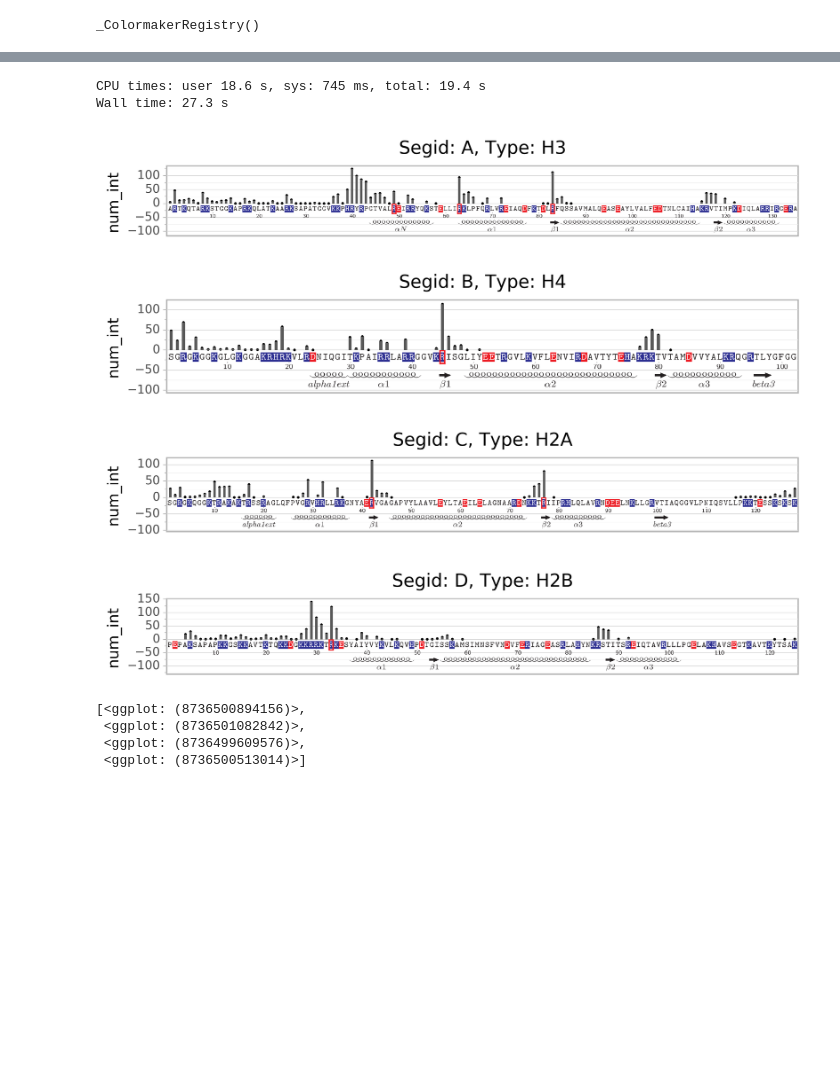
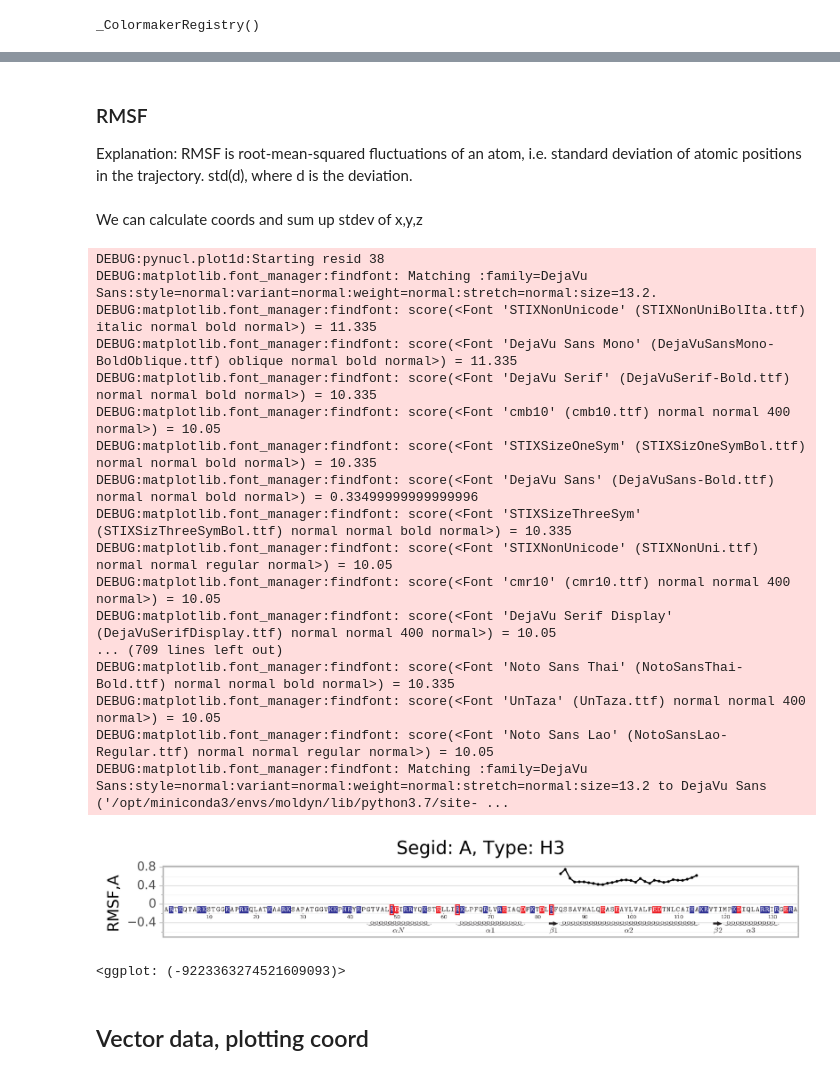
Before and after one commit to intbio/pynucl, a Jupyter notebook: examples/example_geom.ipynb, the cells around one changed output, grey strips where cells are left out. Saved outputs shown, nothing was run; the diff lists cells and outputs as text; code cells hidden in the pictures; blank space fills up the shorter version.

```diff
--- a/examples/example_geom.ipynb
+++ b/examples/example_geom.ipynb
@@ -16,2 +18,2 @@ _ColormakerRegistry()
 # %%
-p=pynucl.nucltrj(**sys['1kx5_sym_opc'],time=(0,None,1),fullseqs='1KX5')
+p=pynucl.nucltrj(**sys['1kx5_ntm_opc'],time=(0,None,1),fullseqs='1KX5')
@@ -65,14 +92,36 @@ from plotnine import *
+# %% [markdown]
+### RMSF
+
+Explanation:
+RMSF is root-mean-squared fluctuations of an atom, i.e. standard deviation of atomic positions in the trajectory.
+std(d), where d is the deviation.
+# %% [markdown]
+We can calculate coords and sum up stdev of x,y,z
+# %%
+rmsf=pynucl.a_geom(p,'coord',('H3 and side1 and alpha2 and name CA'),rmsd_superposition=False,sel_split='resid')
+# %%
+rmsf.df_std['rmsf']=rmsf.df_std['coord'].apply(np.linalg.norm)
 # %%
-%%time
-pynucl.plot_bar(d,p,column='num_int',dpi=300,debug=False,feature_types=['helix','-->','frameblock'])
+(pynucl.plot_line(rmsf.df_std,p,column='rmsf',dpi=300,debug=False,feature_types=['helix','-->','frameblock'])+ylab('RMSF,A'))
 # %% [output]
-CPU times: user 18.6 s, sys: 745 ms, total: 19.4 s
-Wall time: 27.3 s
+DEBUG:pynucl.plot1d:Starting resid 38
+DEBUG:matplotlib.font_manager:findfont: Matching :family=DejaVu Sans:style=normal:variant=normal:weight=normal:stretch=normal:size=13.2.
+DEBUG:matplotlib.font_manager:findfont: score(<Font 'STIXNonUnicode' (STIXNonUniBolIta.ttf) italic normal bold normal>) = 11.335
+DEBUG:matplotlib.font_manager:findfont: score(<Font 'DejaVu Sans Mono' (DejaVuSansMono-BoldOblique.ttf) oblique normal bold normal>) = 11.335
+DEBUG:matplotlib.font_manager:findfont: score(<Font 'DejaVu Serif' (DejaVuSerif-Bold.ttf) normal normal bold normal>) = 10.335
+DEBUG:matplotlib.font_manager:findfont: score(<Font 'cmb10' (cmb10.ttf) normal normal 400 normal>) = 10.05
+DEBUG:matplotlib.font_manager:findfont: score(<Font 'STIXSizeOneSym' (STIXSizOneSymBol.ttf) normal normal bold normal>) = 10.335
+DEBUG:matplotlib.font_manager:findfont: score(<Font 'DejaVu Sans' (DejaVuSans-Bold.ttf) normal normal bold normal>) = 0.33499999999999996
+DEBUG:matplotlib.font_manager:findfont: score(<Font 'STIXSizeThreeSym' (STIXSizThreeSymBol.ttf) normal normal bold normal>) = 10.335
+DEBUG:matplotlib.font_manager:findfont: score(<Font 'STIXNonUnicode' (STIXNonUni.ttf) normal normal regular normal>) = 10.05
+DEBUG:matplotlib.font_manager:findfont: score(<Font 'cmr10' (cmr10.ttf) normal normal 400 normal>) = 10.05
+DEBUG:matplotlib.font_manager:findfont: score(<Font 'DejaVu Serif Display' (DejaVuSerifDisplay.ttf) normal normal 400 normal>) = 10.05
+... (709 lines left out)
+DEBUG:matplotlib.font_manager:findfont: score(<Font 'Noto Sans Thai' (NotoSansThai-Bold.ttf) normal normal bold normal>) = 10.335
+DEBUG:matplotlib.font_manager:findfont: score(<Font 'UnTaza' (UnTaza.ttf) normal normal 400 normal>) = 10.05
+DEBUG:matplotlib.font_manager:findfont: score(<Font 'Noto Sans Lao' (NotoSansLao-Regular.ttf) normal normal regular normal>) = 10.05
+DEBUG:matplotlib.font_manager:findfont: Matching :family=DejaVu Sans:style=normal:variant=normal:weight=normal:stretch=normal:size=13.2 to DejaVu Sans ('/opt/miniconda3/envs/moldyn/lib/python3.7/site- ...
-[figure, old version]
+[figure, new version]
-[figure, removed]
-[figure, removed]
-[figure, removed]
-[<ggplot: (8736500894156)>,
- <ggplot: (8736501082842)>,
- <ggplot: (8736499609576)>,
- <ggplot: (8736500513014)>]
+<ggplot: (-9223363274521609093)>
+# %% [markdown]
+## Vector data, plotting coord
```
Also changed, not shown: parts of 24 cells of this notebook, 8 other files.
